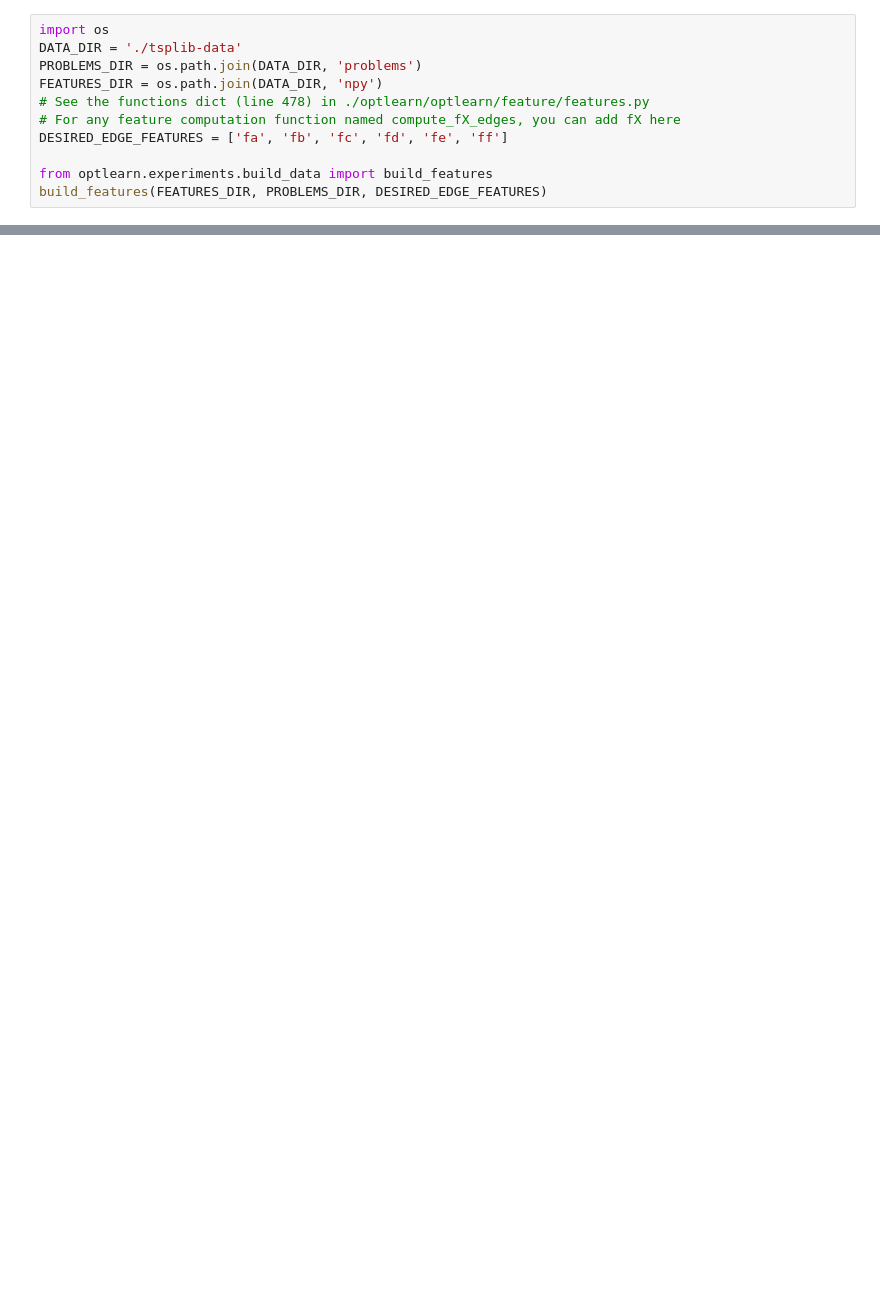
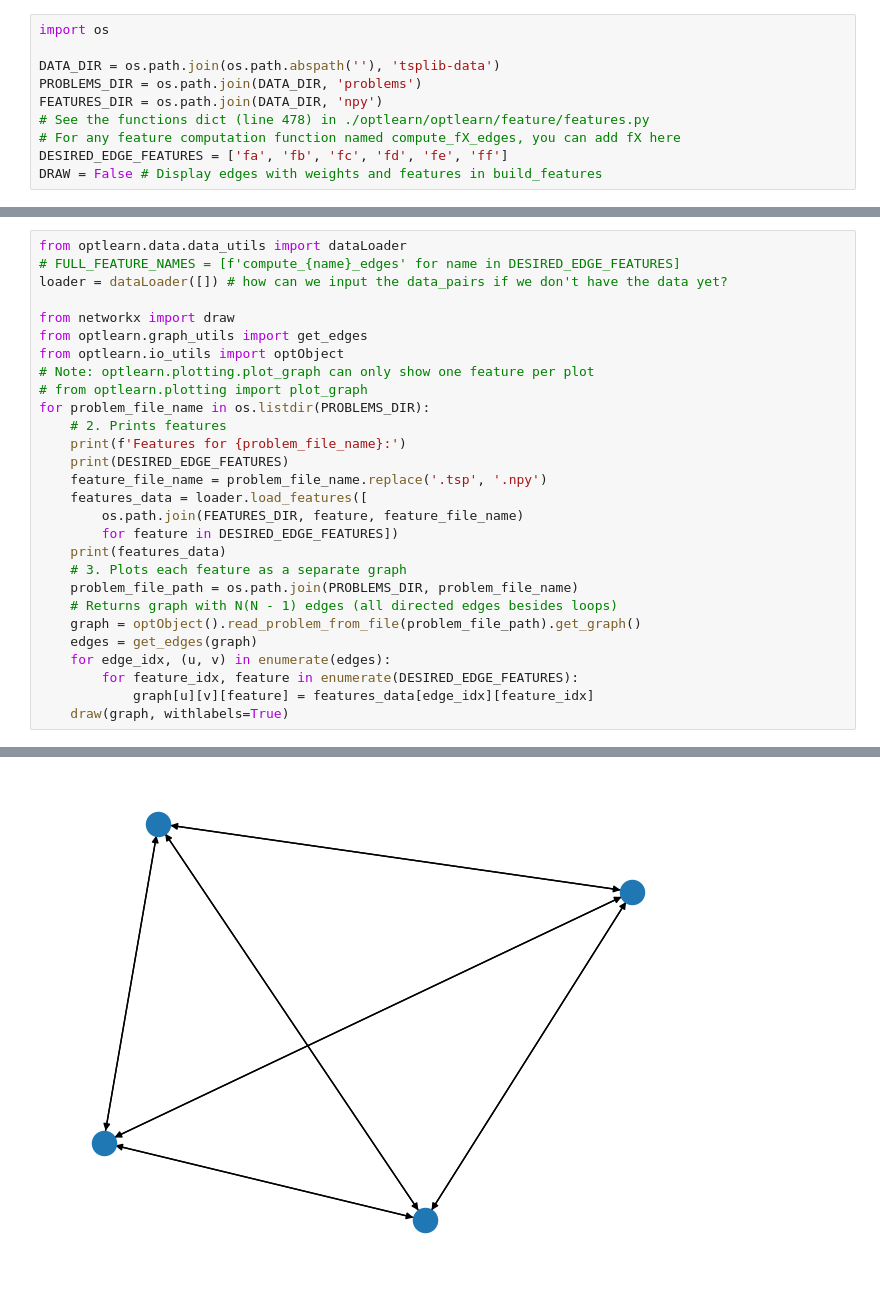
Before and after one commit to krishnabhattaram/TSPPruning, a Jupyter notebook: optlearn/extraction_demo.ipynb, the cells around one changed output, grey strips where cells are left out. Drawn from its saved outputs; the diff is of its cells as text; blank space fills up the shorter version.

Commit message:
Add feature printing and make working ipynb

```diff
--- a/optlearn/extraction_demo.ipynb
+++ b/optlearn/extraction_demo.ipynb
@@ -41,11 +3,10 @@ zstandard @ file:///private/var/folders/k1/30mswbxs7r1g6zwn8y4fyt500000gp/T/abs_
 # %%
 import os
-DATA_DIR = './tsplib-data'
+
+DATA_DIR = os.path.join(os.path.abspath(''), 'tsplib-data')
 PROBLEMS_DIR = os.path.join(DATA_DIR, 'problems')
 FEATURES_DIR = os.path.join(DATA_DIR, 'npy')
 # See the functions dict (line 478) in ./optlearn/optlearn/feature/features.py
 # For any feature computation function named compute_fX_edges, you can add fX here
 DESIRED_EDGE_FEATURES = ['fa', 'fb', 'fc', 'fd', 'fe', 'ff']
-
-from optlearn.experiments.build_data import build_features
-build_features(FEATURES_DIR, PROBLEMS_DIR, DESIRED_EDGE_FEATURES)
+DRAW = False # Display edges with weights and features in build_features
@@ -53,0 +34,29 @@ ModuleNotFoundError: No module named 'networkx'
+# %%
+from optlearn.data.data_utils import dataLoader
+# FULL_FEATURE_NAMES = [f'compute_{name}_edges' for name in DESIRED_EDGE_FEATURES]
+loader = dataLoader([]) # how can we input the data_pairs if we don't have the data yet?
+
+from networkx import draw
+from optlearn.graph_utils import get_edges
+from optlearn.io_utils import optObject
+# Note: optlearn.plotting.plot_graph can only show one feature per plot
+# from optlearn.plotting import plot_graph
+for problem_file_name in os.listdir(PROBLEMS_DIR):
+	# 2. Prints features
+	print(f'Features for {problem_file_name}:')
+	print(DESIRED_EDGE_FEATURES)
+	feature_file_name = problem_file_name.replace('.tsp', '.npy')
+	features_data = loader.load_features([
+		os.path.join(FEATURES_DIR, feature, feature_file_name)
+		for feature in DESIRED_EDGE_FEATURES])
+	print(features_data)
+	# 3. Plots each feature as a separate graph
+	problem_file_path = os.path.join(PROBLEMS_DIR, problem_file_name)
+	# Returns graph with N(N - 1) edges (all directed edges besides loops)
+	graph = optObject().read_problem_from_file(problem_file_path).get_graph()
+	edges = get_edges(graph)
+	for edge_idx, (u, v) in enumerate(edges):
+		for feature_idx, feature in enumerate(DESIRED_EDGE_FEATURES):
+			graph[u][v][feature] = features_data[edge_idx][feature_idx]
+	draw(graph, withlabels=True)
+# %% [output]
@@ -53,0 +78 @@ ModuleNotFoundError: No module named 'networkx'
+[figure, added]
```
Also changed, not shown: parts of 8 cells of this notebook, 4 other files.
